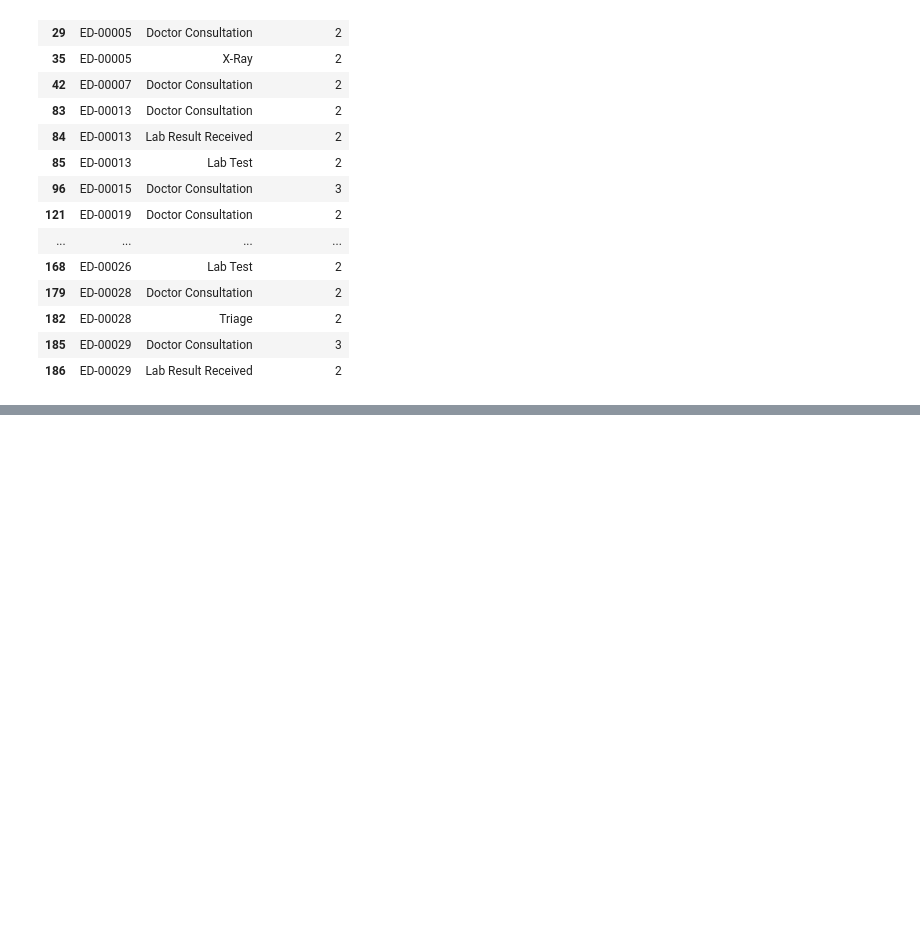
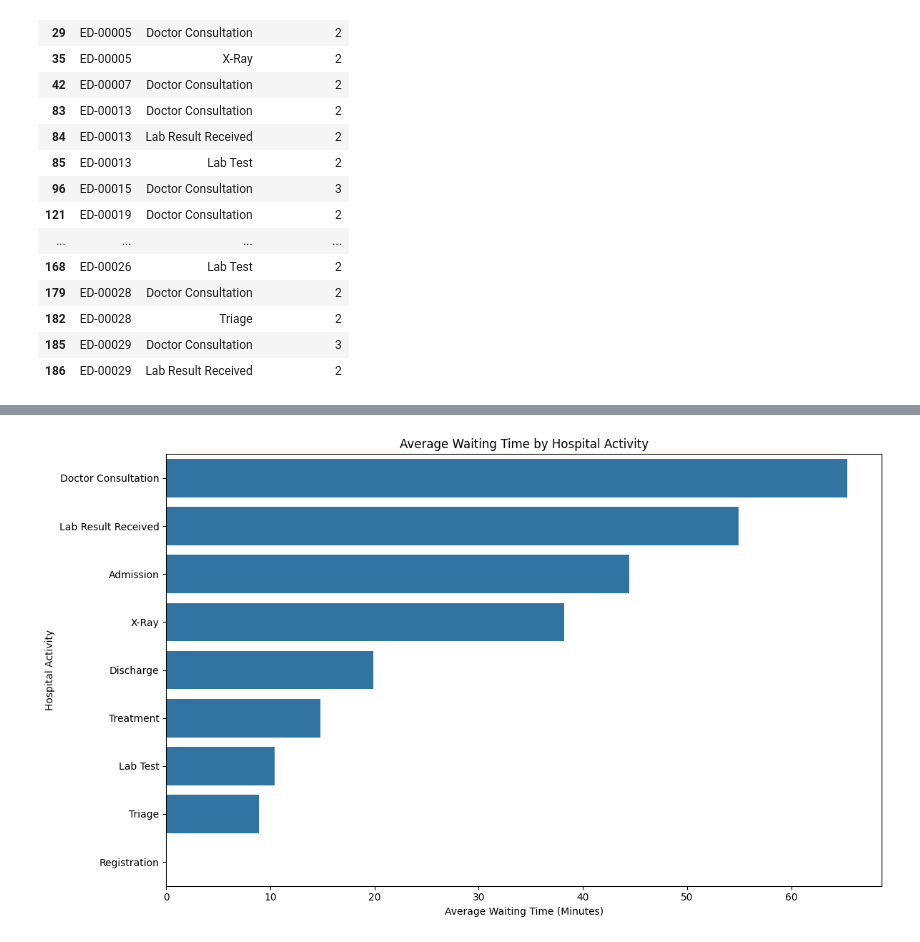
Before and after one commit to udayupmanyuu-spec/infotact-projects, a Jupyter notebook: Notebook/01_Dataset_understanding.ipynb, the cells around one changed output, grey strips where cells are left out. Cells and saved outputs as stored; diff of their text form; code cells hidden in the pictures; blank space fills up the shorter version.

```diff
--- a/Notebook/01_Dataset_understanding.ipynb
+++ b/Notebook/01_Dataset_understanding.ipynb
@@ -604,0 +644,9 @@ repeat_activity.head(20)
+# %%
+waiting_by_activity = (
+    df.groupby("activity_name")["waiting_time_min"]
+    .agg(["count", "mean", "median", "sum", "max"])
+    .round(2)
+    .sort_values(by="mean", ascending=False)
+)
+
+waiting_by_activity
@@ -604,0 +720,17 @@ repeat_activity.head(20)
+# %%
+plt.figure(figsize=(12, 7))
+
+sns.barplot(
+    data=waiting_by_activity.reset_index(),
+    x="mean",
+    y="activity_name"
+)
+
+plt.title("Average Waiting Time by Hospital Activity")
+plt.xlabel("Average Waiting Time (Minutes)")
+plt.ylabel("Hospital Activity")
+
+plt.tight_layout()
+plt.show()
+# %% [output]
+[figure, added]
```
Also changed, not shown: parts of 10 cells of this notebook.
